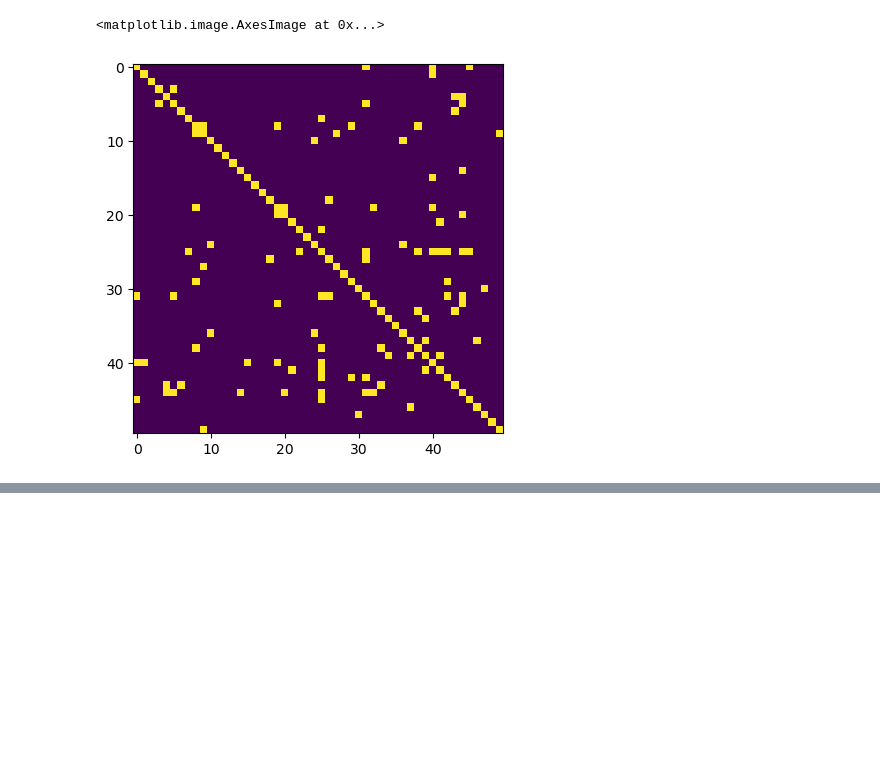
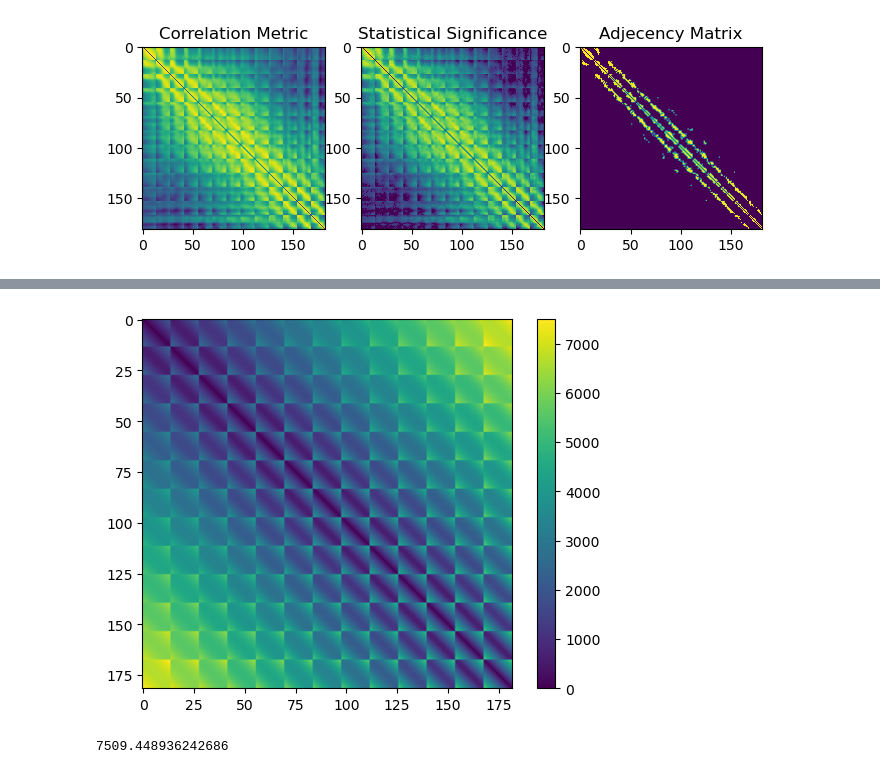
Before and after one commit to david-strahl/quasibi-europe, a Jupyter notebook: code/adjecency_matrix.ipynb, the cells around one changed output, grey strips where cells are left out. Saved outputs shown, nothing was run; the diff lists cells and outputs as text; code cells hidden in the pictures; blank space fills up the shorter version.

```diff
--- a/code/adjecency_matrix.ipynb
+++ b/code/adjecency_matrix.ipynb
@@ -101,5 +151,19 @@ plt.axvline(q[1], ls="--")
-# %%
-plt.imshow((A < q[0]) | (q[1] < A))
-# %% [output]
-<matplotlib.image.AxesImage at 0x...>
-[figure, removed]
+# %%
+%%time
+
+C, S = correlation_matrix(temps, metric=pearson)
+A = adjecency_matrix(C, S)
+
+plt.figure(figsize=(8, 3))
+ax = plt.subplot(131)
+ax.imshow(C)
+ax.set_title("Correlation Metric")
+ax = plt.subplot(132)
+ax.imshow(S)
+ax.set_title("Statistical Significance")
+ax = plt.subplot(133)
+ax.imshow(A)
+ax.set_title("Adjecency Matrix")
+plt.show()
+# %% [output]
+[figure, added]
@@ -105,0 +193,8 @@ plt.imshow((A < q[0]) | (q[1] < A))
+# %%
+plt.imshow(D)
+plt.colorbar()
+plt.show()
+np.max(D)
+# %% [output]
+[figure, added]
+7509.448936242686
```
Also changed, not shown: parts of 25 cells of this notebook, 1 other file.
